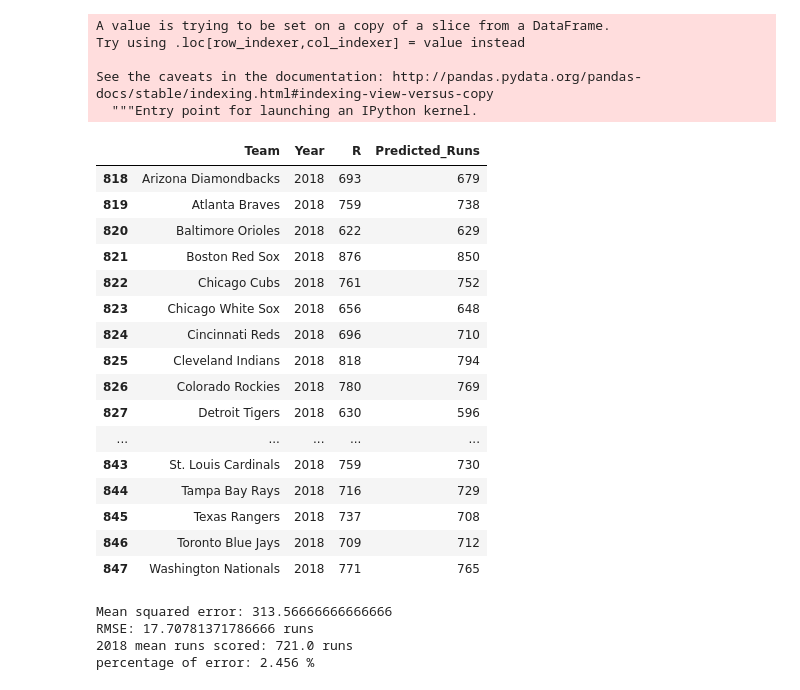
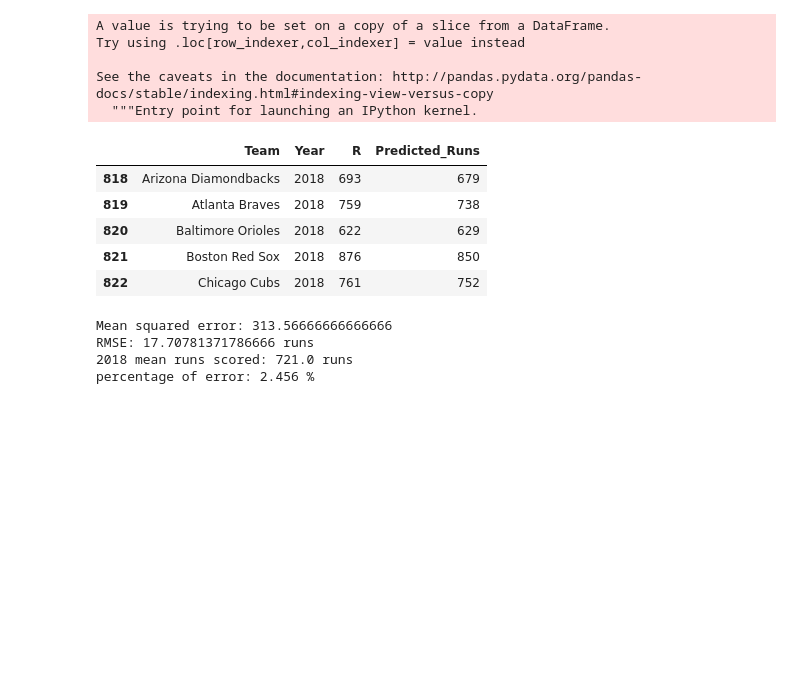
Before and after one commit to AustinKrause/mlb-runs-predictor, a Jupyter notebook: EDA_1.ipynb, the cells around one changed output. Saved outputs shown, nothing was run; the diff lists cells and outputs as text; code cells hidden in the pictures; blank space fills up the shorter version.

```diff
--- a/EDA_1.ipynb
+++ b/EDA_1.ipynb
@@ -97,5 +97,5 @@ Index(['Unnamed: 0', 'key_0', 'Team', 'W', 'L', 'W/L', 'GB', 'Abv', 'Tm_y',
 #create model that only includes 2018
 df_2018 = df[df.Year == 2018]
 # %%
-df_2018.drop(['Predicted_Runs'], axis=1, inplace = True)
-df_2018.head()
+# df_2018.drop(['Predicted_Runs'], axis=1, inplace = True)
+# df_2018.head()
@@ -333,25 +331,14 @@ Try using .loc[row_indexer,col_indexer] = value instead
 See the caveats in the documentation: http://pandas.pydata.org/pandas-docs/stable/indexing.html#indexing-view-versus-copy
   """Entry point for launching an IPython kernel.
 # %%
-df_2018[['Team', 'Year', 'R', 'Predicted_Runs']]
+df_2018[['Team', 'Year', 'R', 'Predicted_Runs']].head()
 # %% [output]
 |  | Team | Year | R | Predicted_Runs |
 | 818 | Arizona Diamondbacks | 2018 | 693 | 679 |
 | 819 | Atlanta Braves | 2018 | 759 | 738 |
 | 820 | Baltimore Orioles | 2018 | 622 | 629 |
 | 821 | Boston Red Sox | 2018 | 876 | 850 |
 | 822 | Chicago Cubs | 2018 | 761 | 752 |
-| 823 | Chicago White Sox | 2018 | 656 | 648 |
-| 824 | Cincinnati Reds | 2018 | 696 | 710 |
-| 825 | Cleveland Indians | 2018 | 818 | 794 |
-| 826 | Colorado Rockies | 2018 | 780 | 769 |
-| 827 | Detroit Tigers | 2018 | 630 | 596 |
-| ... | ... | ... | ... | ... |
-| 843 | St. Louis Cardinals | 2018 | 759 | 730 |
-| 844 | Tampa Bay Rays | 2018 | 716 | 729 |
-| 845 | Texas Rangers | 2018 | 737 | 708 |
-| 846 | Toronto Blue Jays | 2018 | 709 | 712 |
-| 847 | Washington Nationals | 2018 | 771 | 765 |
 # %%
 runs_true_2018 = df_2018['R']
 runs_pred_2018 = df_2018['Predicted_Runs']
```
Also changed, not shown: parts of 1 cell of this notebook, 10 other files.
